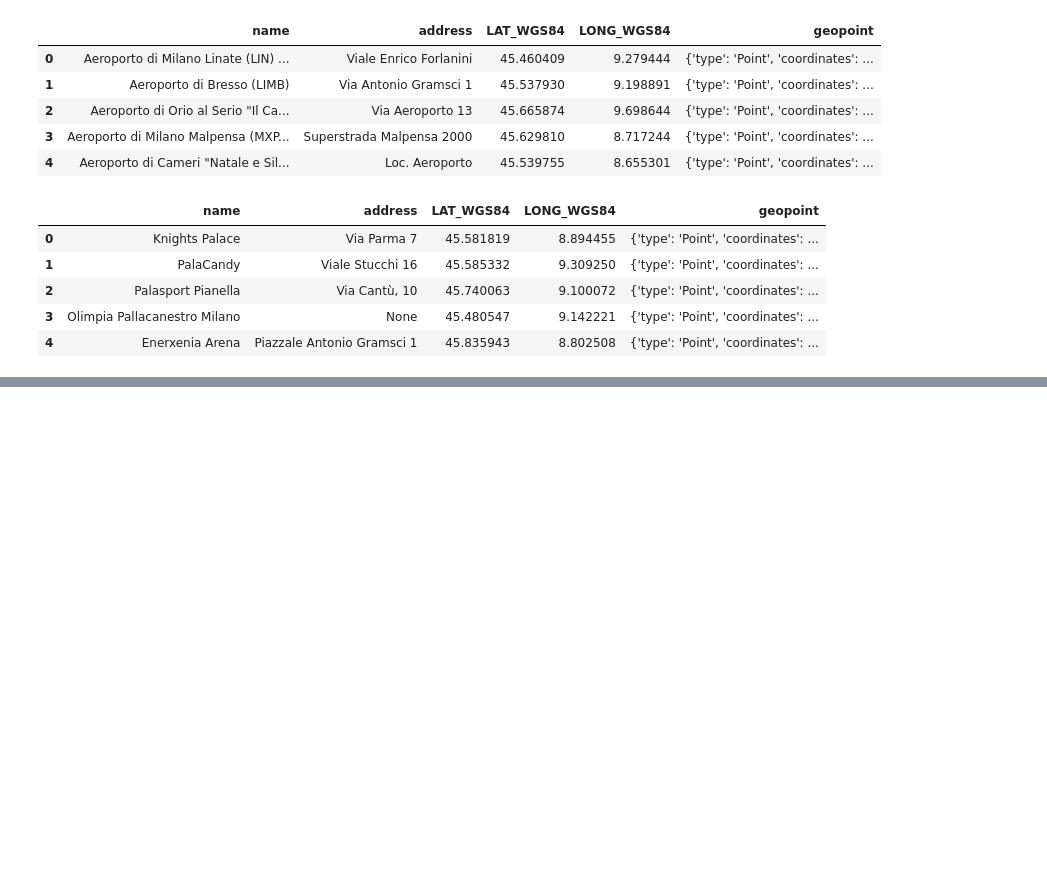
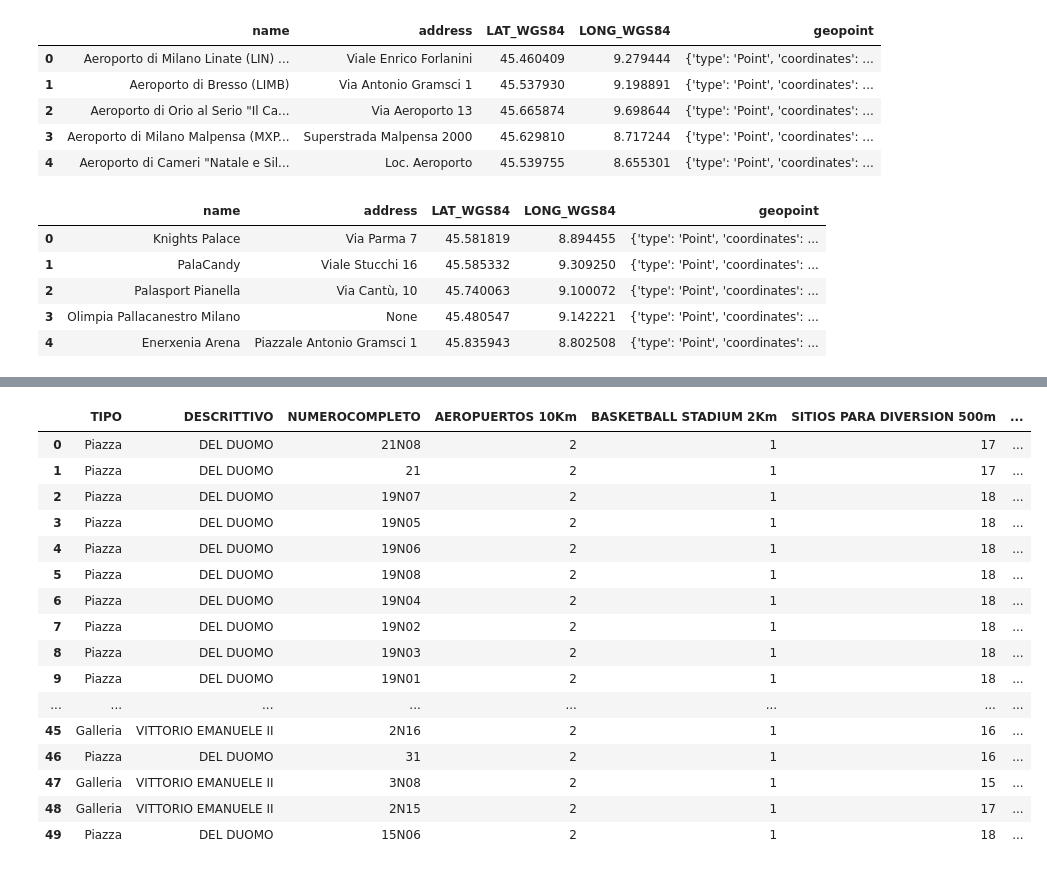
Before and after one commit to must4in3/3-geospartial-data-project, a Jupyter notebook: Results, GeoQueries and Data Visualization.ipynb, the cells around one changed output, grey strips where cells are left out. Cells and saved outputs as stored; diff of their text form; code cells hidden in the pictures; blank space fills up the shorter version.

```diff
--- a/Results, GeoQueries and Data Visualization.ipynb
+++ b/Results, GeoQueries and Data Visualization.ipynb
@@ -156,0 +139,2 @@ df
+# %%
+final_db_civicos_Milan = clean_db_civicos_Milan[['TIPO', 'DESCRITTIVO', 'NUMEROCOMPLETO']]
@@ -156,0 +215,20 @@ df
+# %%
+final_db_civicos_Milan.head(50)
+# %% [output]
+|  | TIPO | DESCRITTIVO | NUMEROCOMPLETO | AEROPUERTOS 10Km | BASKETBALL STADIUM 2Km | SITIOS PARA DIVERSION 500m | ... |
+| 0 | Piazza | DEL DUOMO | 21N08 | 2 | 1 | 17 | ... |
+| 1 | Piazza | DEL DUOMO | 21 | 2 | 1 | 17 | ... |
+| 2 | Piazza | DEL DUOMO | 19N07 | 2 | 1 | 18 | ... |
+| 3 | Piazza | DEL DUOMO | 19N05 | 2 | 1 | 18 | ... |
+| 4 | Piazza | DEL DUOMO | 19N06 | 2 | 1 | 18 | ... |
+| 5 | Piazza | DEL DUOMO | 19N08 | 2 | 1 | 18 | ... |
+| 6 | Piazza | DEL DUOMO | 19N04 | 2 | 1 | 18 | ... |
+| 7 | Piazza | DEL DUOMO | 19N02 | 2 | 1 | 18 | ... |
+| 8 | Piazza | DEL DUOMO | 19N03 | 2 | 1 | 18 | ... |
+| 9 | Piazza | DEL DUOMO | 19N01 | 2 | 1 | 18 | ... |
+| ... | ... | ... | ... | ... | ... | ... | ... |
+| 45 | Galleria | VITTORIO EMANUELE II | 2N16 | 2 | 1 | 16 | ... |
+| 46 | Piazza | DEL DUOMO | 31 | 2 | 1 | 16 | ... |
+| 47 | Galleria | VITTORIO EMANUELE II | 3N08 | 2 | 1 | 15 | ... |
+| 48 | Galleria | VITTORIO EMANUELE II | 2N15 | 2 | 1 | 17 | ... |
+| 49 | Piazza | DEL DUOMO | 15N06 | 2 | 1 | 18 | ... |
```
Also changed, not shown: parts of 23 cells of this notebook, 3 other files.
